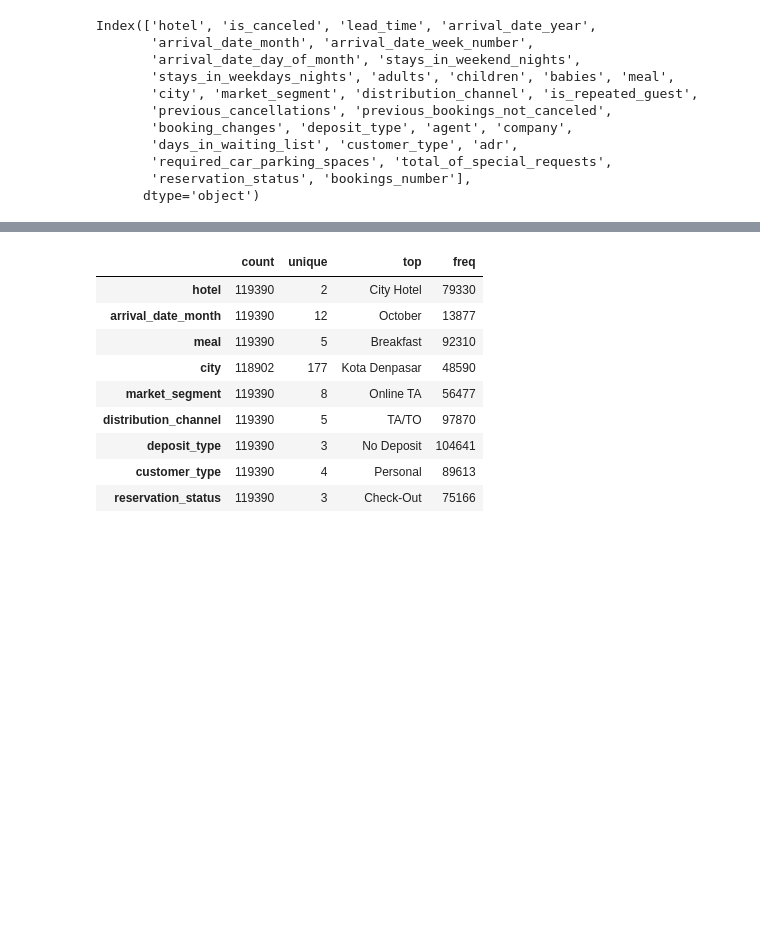
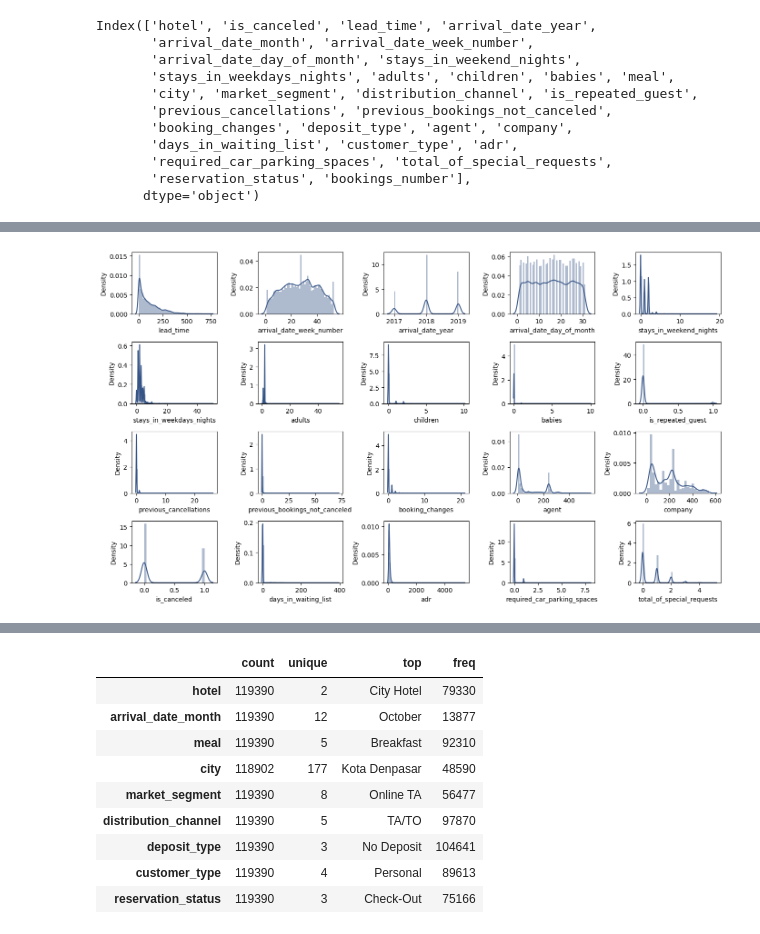
Before and after one commit to Putriarrum/Investigate-Hotel-Business-Bukalapak, a Jupyter notebook: Investigate Hotel Business using Data Visualization at Bukalapak.ipynb, the cells around one changed output, grey strips where cells are left out. Cells and saved outputs as stored; diff of their text form; code cells hidden in the pictures; blank space fills up the shorter version.

```diff
--- a/Investigate Hotel Business using Data Visualization at Bukalapak.ipynb
+++ b/Investigate Hotel Business using Data Visualization at Bukalapak.ipynb
@@ -198,0 +206,10 @@ Summary:
+# %%
+# Distribution Checking
+
+plt.figure(figsize = (14, 8))
+for i in range(0, len(num)):
+    plt.subplot(4, 5, i+1)
+    sns.distplot(df[num[i]], color = '#365486')
+    plt.tight_layout()
+# %% [output]
+[figure, added]
```
Also changed, not shown: parts of 73 cells of this notebook.
